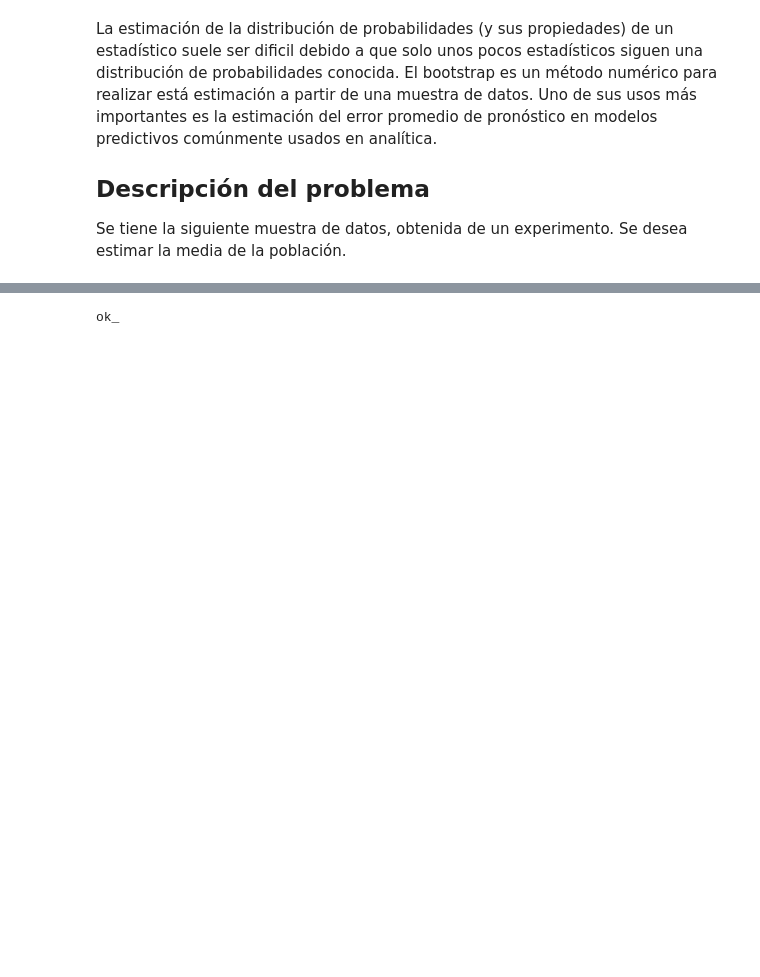
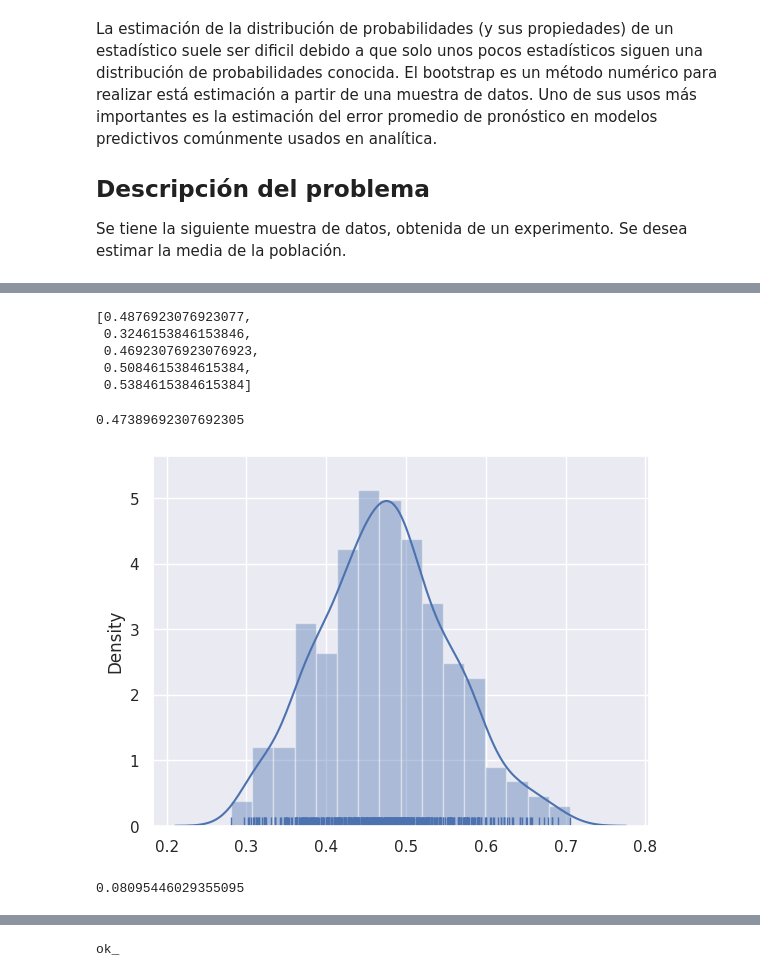
Before and after one commit to oecorrechag/Analitica-predictiva-course, a Jupyter notebook: notebooks/02_seccion/2.0.0 Fundamentos de estadística/2.2.9 Estimación de estadísticos usando bootstrap.ipynb, the cells around one changed output, grey strips where cells are left out. Cells and saved outputs as stored; diff of their text form; code cells hidden in the pictures; blank space fills up the shorter version.

Commit message:
bootstrap python

```diff
--- a/notebooks/02_seccion/2.0.0 Fundamentos de estadística/2.2.9 Estimación de estadísticos usando bootstrap.ipynb
+++ b/notebooks/02_seccion/2.0.0 Fundamentos de estadística/2.2.9 Estimación de estadísticos usando bootstrap.ipynb
@@ -109,0 +153,6 @@ y así sucesivamente.
+# %%
+##
+## Se generan 500 muestras bootstrap
+##
+sample = [resample(x, replace=True, n_samples=len(x)) for _ in range(500)]
+sample[0:2]
@@ -109,0 +177,36 @@ y así sucesivamente.
+# %%
+#
+# Se computa la media para cada muestra bootstrap
+#
+stat = [np.mean(s) for s in sample]
+stat[0:5]
+# %% [output]
+[0.4876923076923077,
+ 0.3246153846153846,
+ 0.46923076923076923,
+ 0.5084615384615384,
+ 0.5384615384615384]
+# %%
+#
+# Estimado de la media de la población
+#
+np.mean(stat)
+# %% [output]
+0.47389692307692305
+# %%
+#
+# Histograma de las medias calculadas
+#
+sns.set(color_codes=True)
+sns.distplot(stat, rug=True)
+plt.show()
+# %% [output]
+[figure, added]
+# %%
+#
+# Error estándar (desviación estándar) para
+# el valor computado de la media
+#
+np.std(stat)
+# %% [output]
+0.08095446029355095
```
Also changed, not shown: parts of 8 cells of this notebook.
